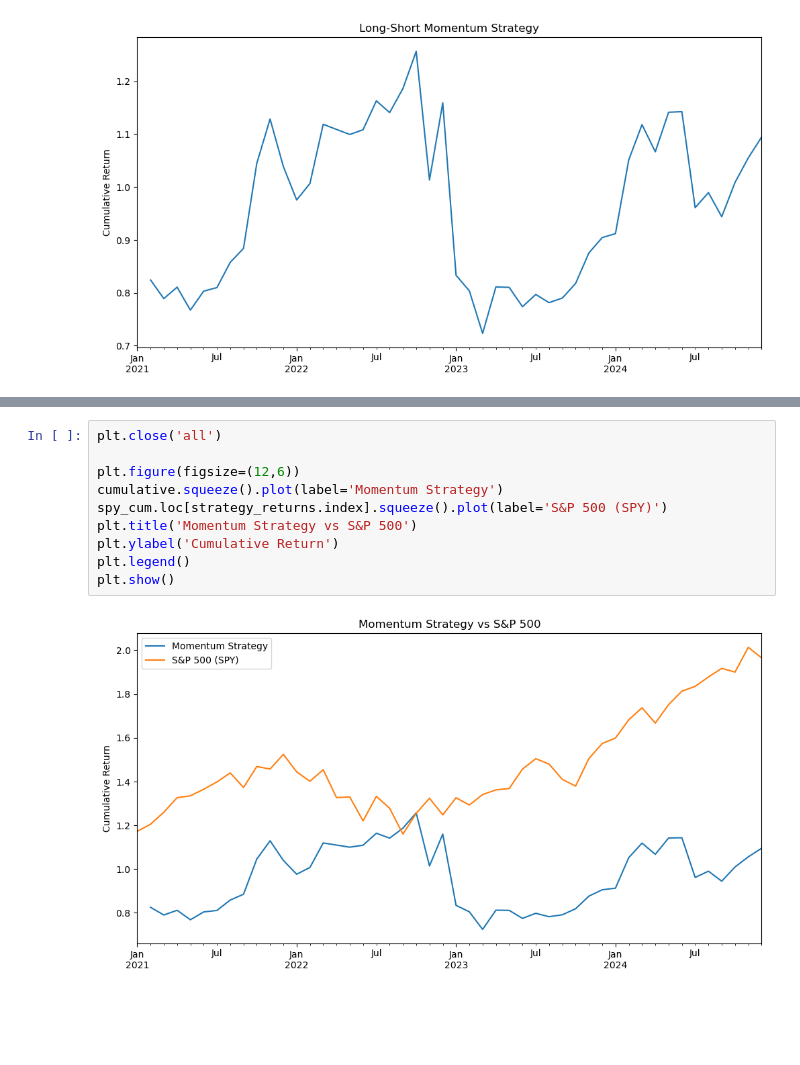
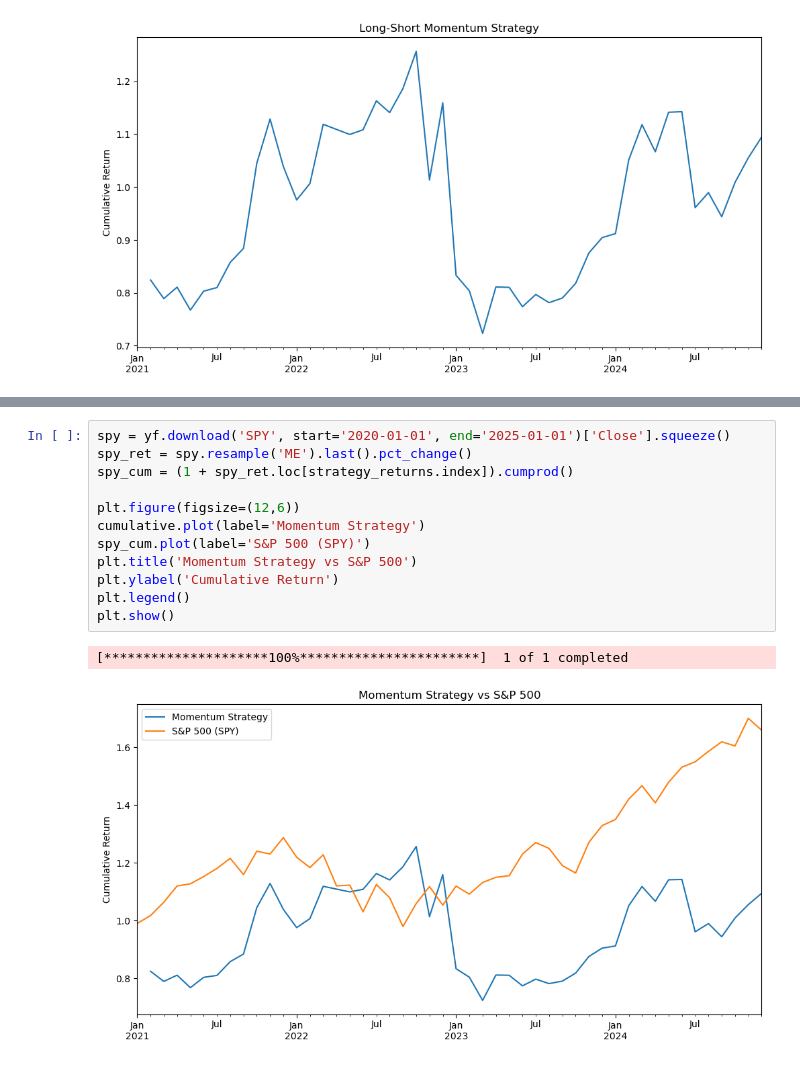
Before and after one commit to YifengHU07/momentum-strategy, a Jupyter notebook: momentum_project.ipynb, the cells around one changed output, grey strips where cells are left out. Drawn from its saved outputs; the diff is of its cells as text; blank space fills up the shorter version.

```diff
--- a/momentum_project.ipynb
+++ b/momentum_project.ipynb
@@ -204,12 +176,15 @@ plt.show()
-# %%
-plt.close('all')
-
-plt.figure(figsize=(12,6))
-cumulative.squeeze().plot(label='Momentum Strategy')
-spy_cum.loc[strategy_returns.index].squeeze().plot(label='S&P 500 (SPY)')
-plt.title('Momentum Strategy vs S&P 500')
-plt.ylabel('Cumulative Return')
-plt.legend()
-plt.show()
-# %% [output]
-[figure, removed]
+# %%
+spy = yf.download('SPY', start='2020-01-01', end='2025-01-01')['Close'].squeeze()
+spy_ret = spy.resample('ME').last().pct_change()
+spy_cum = (1 + spy_ret.loc[strategy_returns.index]).cumprod()
+
+plt.figure(figsize=(12,6))
+cumulative.plot(label='Momentum Strategy')
+spy_cum.plot(label='S&P 500 (SPY)')
+plt.title('Momentum Strategy vs S&P 500')
+plt.ylabel('Cumulative Return')
+plt.legend()
+plt.show()
+# %% [output]
+[*********************100%***********************]  1 of 1 completed
+[figure, added]
```
Also changed, not shown: parts of 11 cells of this notebook.
